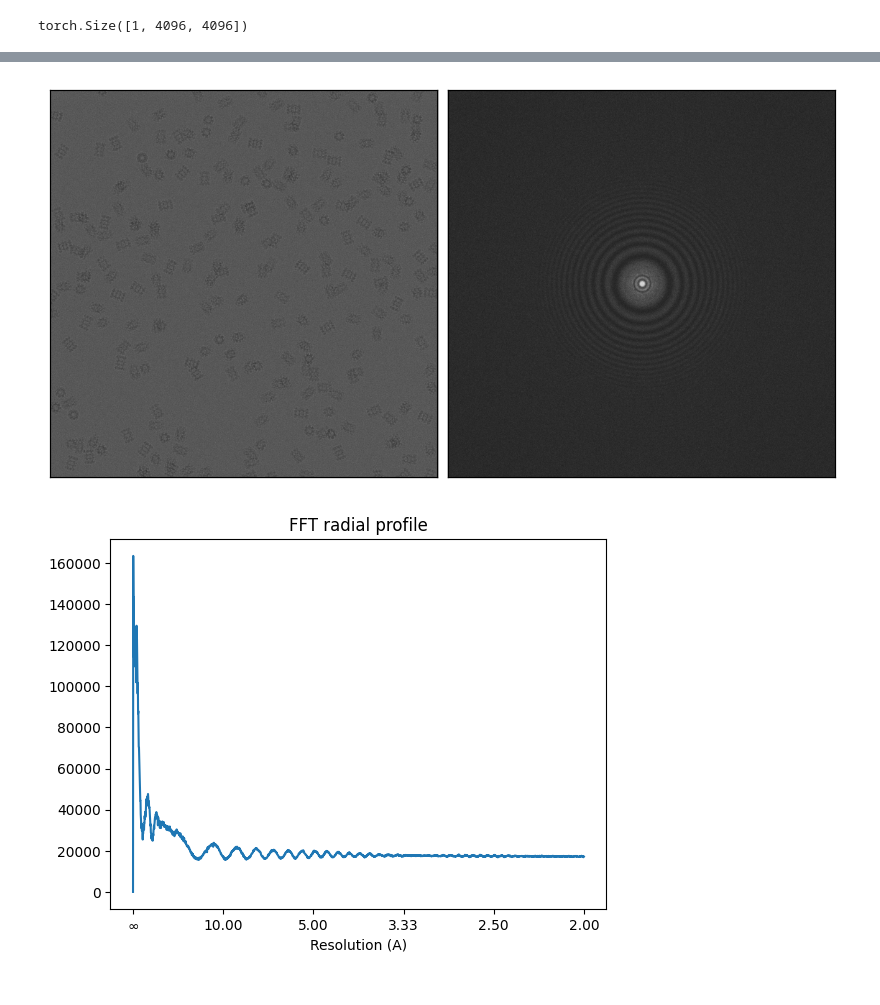
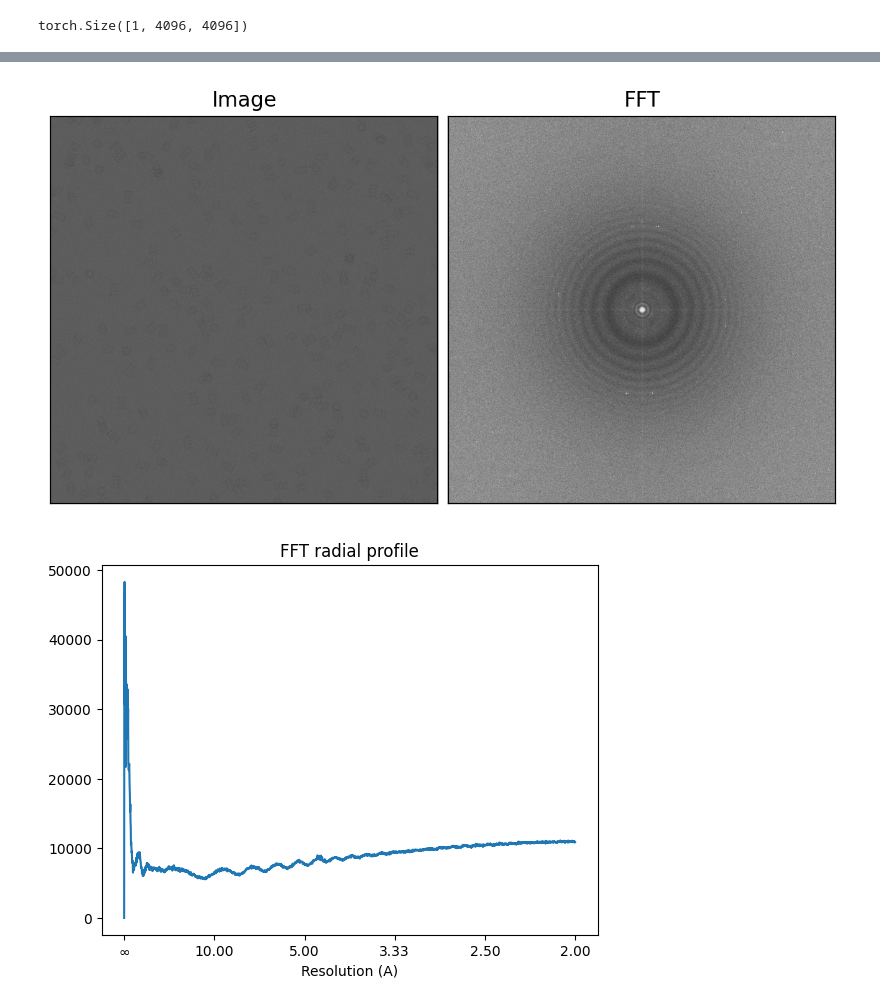
Before and after one commit to joelyeois/specter, a Jupyter notebook: demo-notebooks/micrograph-generator.ipynb, the cells around one changed output, grey strips where cells are left out. Drawn from its saved outputs; the diff is of its cells as text; code cells hidden in the pictures.

Commit message:
added coincidence loss

```diff
--- a/demo-notebooks/micrograph-generator.ipynb
+++ b/demo-notebooks/micrograph-generator.ipynb
@@ -48,6 +48,7 @@ dose_per_angstrom = 20  # e-/A^2
 Cs = 2e7  # angstrom. Sherical aberration, typical values are 1-3 mm.
 alpha = 0.1
 micrograph_size = 4096
+num_frames = int(dose_per_angstrom)  # usually ~ 1-2 e-/A^2/frame
 # %%
 # random defocus
 defocus_min = 5000  # angstrom
@@ -73,6 +74,7 @@ aberration_model = "holography"  # 'holography' or 'ctf'
 
 noise_model = "poisson"  # 'poisson' or None
 # noise_model = None
+coincidence_radius = 0  # angstrom. Higher value reduces lower spatial frequencies. Set to 0 for default Poisson
 
 ice_model = "iterative"  # 'randomchoice' for fast & inaccurate, 'iterative' for slow & accurate, or None
 # ice_model = None
@@ -89,10 +91,8 @@ pad_fft = False
 
 chunk_size = 8  # set to None for no chunking (cuda memory might exceed)
 
-scaling_factor = 1
-
 model = MicrographGenerator(
-    V * scaling_factor,
+    V,
     micrograph_size,
     dx,
     ctf_params,
@@ -110,7 +110,8 @@ model = MicrographGenerator(
     pad_fft=pad_fft,
     chunk_size=chunk_size,
     move_to_cpu=True,
-    coincidence_radius=0.0,
+    coincidence_radius=coincidence_radius,
+    num_frames=num_frames,
 ).to(device)
 # %% [output]
 [interactive output not drawn]
@@ -124,3 +121,6 @@ model.detector.coincidence_radius
+# %%
+model.detector.noise_model = "poisson"
+model.detector.coincidence_radius = 1.8
 # %%
 idx = torch.arange(n_micrographs)
 images = []
@@ -151,16 +141,18 @@ plot3d(model.vol[0].detach().cpu())
 # %%
 fig, axes = plt.subplots(1, 2, dpi=200, constrained_layout=True)
 [ax.set(xticks=[], yticks=[]) for ax in axes.ravel()]
 ax = axes[0]
 ax.imshow(images[0], cmap="grey")
+ax.set_title("Image")
 
 ax = axes[1]
 ax.imshow(
-    torch.abs(fft2(images[0] - images[0].mean(), shift=True)), cmap="grey", vmax=1e5
+    torch.abs(fft2(images[0] - images[0].mean(), shift=True)), cmap="grey", vmax=20000
 )
+ax.set_title("FFT")
 plt.show()
 # %% [output]
-[figure, old version]
+[figure, new version]
 # %%
 freqs = torch.fft.fftfreq(micrograph_size, dx)
 freqs = freqs[: micrograph_size // 2]
@@ -174,4 +166,4 @@ plt.xlabel("Resolution (A)")
 plt.title("FFT radial profile")
 plt.show()
 # %% [output]
-[figure, old version]
+[figure, new version]
```
Also changed, not shown: parts of 5 cells of this notebook, 10 other files.
